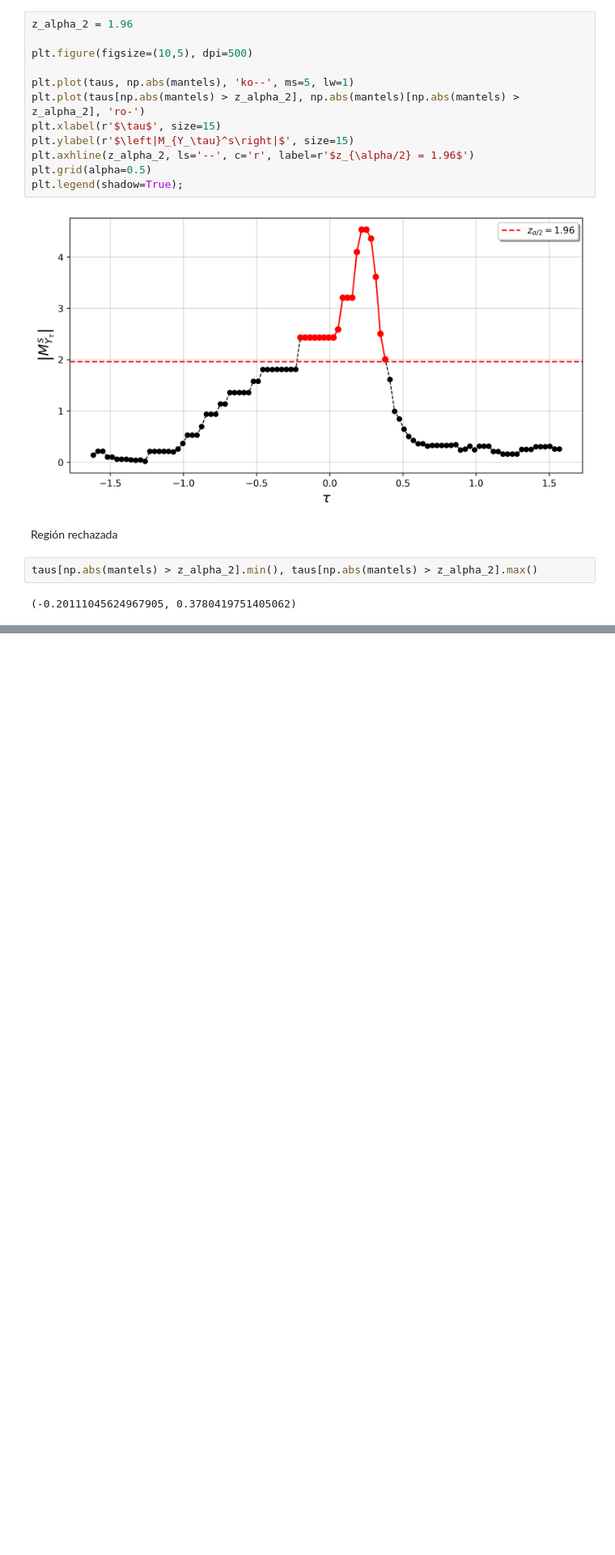
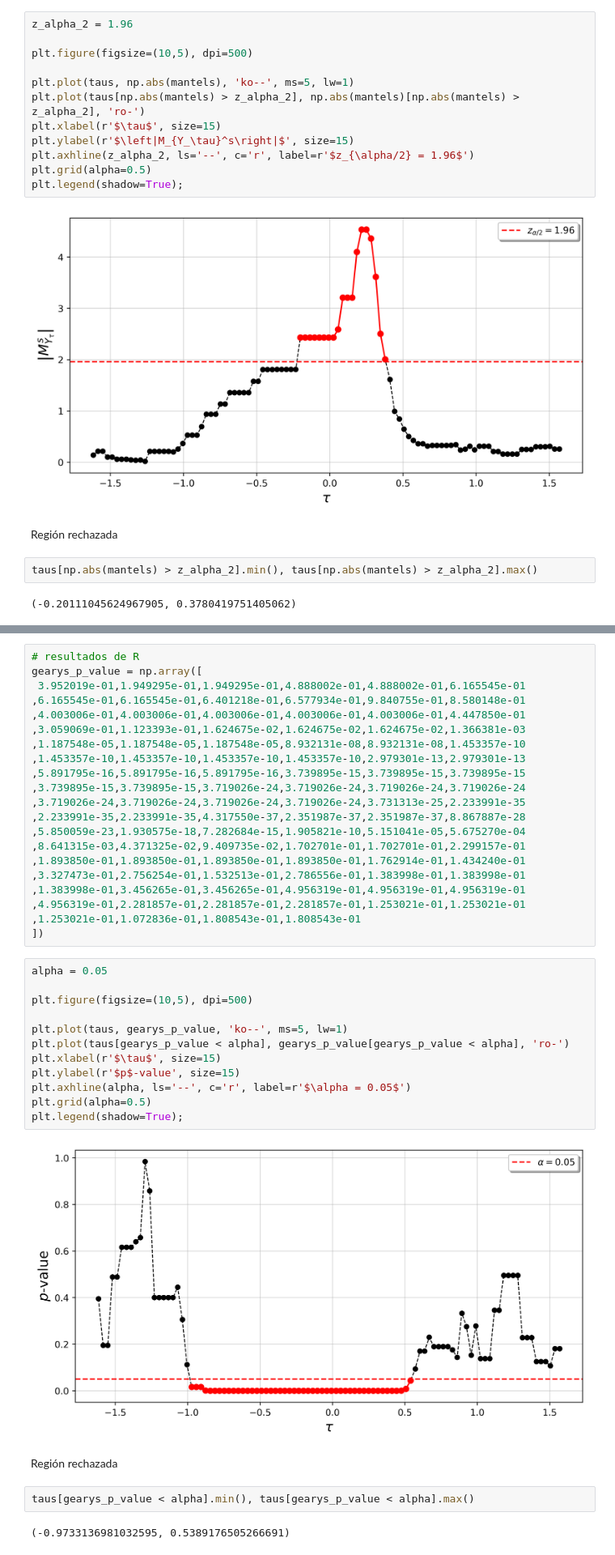
Before and after one commit to AlejandroVillazonG/MAT467, a Jupyter notebook: tareas/T1/T1.ipynb, the cells around one changed output, grey strips where cells are left out. Shown at 81% size. Saved outputs shown, nothing was run; the diff lists cells and outputs as text; blank space fills up the shorter version.

```diff
--- a/tareas/T1/T1.ipynb
+++ b/tareas/T1/T1.ipynb
@@ -122,0 +151,41 @@ taus[np.abs(mantels) > z_alpha_2].min(), taus[np.abs(mantels) > z_alpha_2].max()
+# %%
+# resultados de R
+gearys_p_value = np.array([
+ 3.952019e-01,1.949295e-01,1.949295e-01,4.888002e-01,4.888002e-01,6.165545e-01
+,6.165545e-01,6.165545e-01,6.401218e-01,6.577934e-01,9.840755e-01,8.580148e-01
+,4.003006e-01,4.003006e-01,4.003006e-01,4.003006e-01,4.003006e-01,4.447850e-01
+,3.059069e-01,1.123393e-01,1.624675e-02,1.624675e-02,1.624675e-02,1.366381e-03
+,1.187548e-05,1.187548e-05,1.187548e-05,8.932131e-08,8.932131e-08,1.453357e-10
+,1.453357e-10,1.453357e-10,1.453357e-10,1.453357e-10,2.979301e-13,2.979301e-13
+,5.891795e-16,5.891795e-16,5.891795e-16,3.739895e-15,3.739895e-15,3.739895e-15
+,3.739895e-15,3.739895e-15,3.719026e-24,3.719026e-24,3.719026e-24,3.719026e-24
+,3.719026e-24,3.719026e-24,3.719026e-24,3.719026e-24,3.731313e-25,2.233991e-35
+,2.233991e-35,2.233991e-35,4.317550e-37,2.351987e-37,2.351987e-37,8.867887e-28
+,5.850059e-23,1.930575e-18,7.282684e-15,1.905821e-10,5.151041e-05,5.675270e-04
+,8.641315e-03,4.371325e-02,9.409735e-02,1.702701e-01,1.702701e-01,2.299157e-01
+,1.893850e-01,1.893850e-01,1.893850e-01,1.893850e-01,1.762914e-01,1.434240e-01
+,3.327473e-01,2.756254e-01,1.532513e-01,2.786556e-01,1.383998e-01,1.383998e-01
+,1.383998e-01,3.456265e-01,3.456265e-01,4.956319e-01,4.956319e-01,4.956319e-01
+,4.956319e-01,2.281857e-01,2.281857e-01,2.281857e-01,1.253021e-01,1.253021e-01
+,1.253021e-01,1.072836e-01,1.808543e-01,1.808543e-01
+])
+# %%
+alpha = 0.05
+
+plt.figure(figsize=(10,5), dpi=500)
+
+plt.plot(taus, gearys_p_value, 'ko--', ms=5, lw=1)
+plt.plot(taus[gearys_p_value < alpha], gearys_p_value[gearys_p_value < alpha], 'ro-')
+plt.xlabel(r'$\tau$', size=15)
+plt.ylabel(r'$p$-value', size=15)
+plt.axhline(alpha, ls='--', c='r', label=r'$\alpha = 0.05$')
+plt.grid(alpha=0.5)
+plt.legend(shadow=True);
+# %% [output]
+[figure, added]
+# %% [markdown]
+Región rechazada
+# %%
+taus[gearys_p_value < alpha].min(), taus[gearys_p_value < alpha].max()
+# %% [output]
+(-0.9733136981032595, 0.5389176505266691)
```
Also changed, not shown: parts of 4 cells of this notebook, 4 other files.
